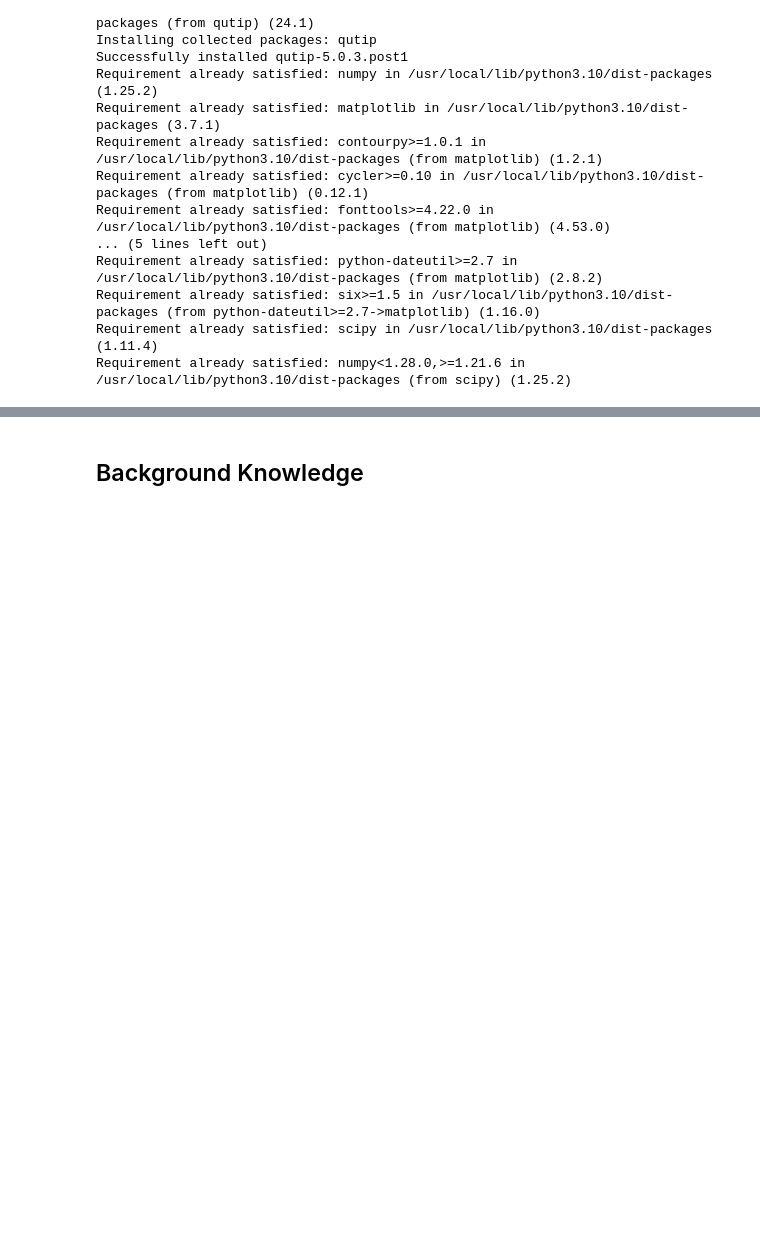
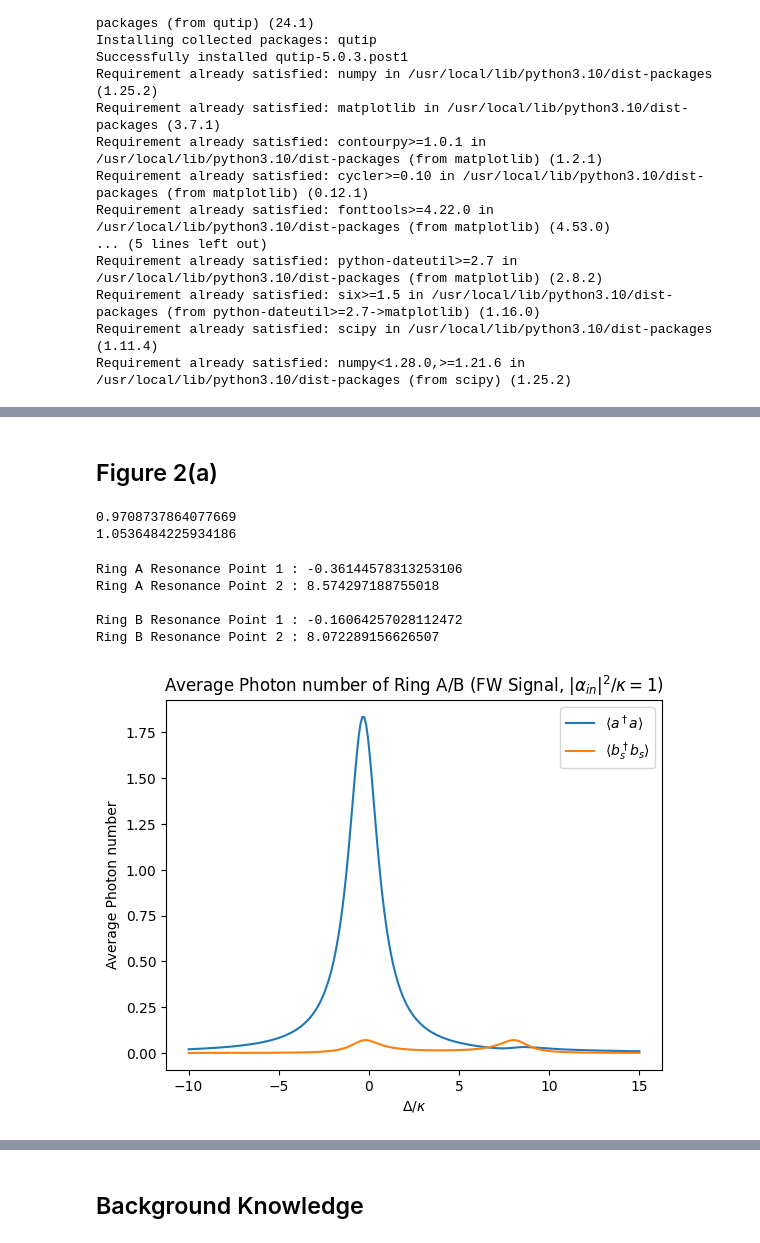
Before and after one commit to BrainConnection/Small_Project, a Jupyter notebook: Quantum Squeezing Induced Optical Nonreciprocity Reproduce.ipynb, the cells around one changed output, grey strips where cells are left out. Drawn from its saved outputs; the diff is of its cells as text; code cells hidden in the pictures; blank space fills up the shorter version.

```diff
--- a/Quantum Squeezing Induced Optical Nonreciprocity Reproduce.ipynb
+++ b/Quantum Squeezing Induced Optical Nonreciprocity Reproduce.ipynb
@@ -34,0 +89,25 @@ import scipy.interpolate
+# %% [markdown]
+## Figure 2(a)
+# %%
+# figure 2(a)
+# Parameter normalized by kappa (intrinsic + extrinsic)
+# linewidth (intrinsic + extrinsic) of Ring A and Ring B same
+
+detune_pa = 10.3
+detune_pb = 10.3
+Omega_p = 10
+J_0 = 0.99
+
+kappa_ex1 = 0.99
+kappa_ex2 = 0.99
+
+beta = Omega_p / detune_pb
+rp = 0.25 * np.log((1+beta)/(1-beta))
+
+J_s = np.cosh(rp)*J_0
+
+print(beta)
+print(rp)
+# %% [output]
+0.9708737864077669
+1.0536484225934186
@@ -34,0 +130,40 @@ import scipy.interpolate
+# %%
+# Photon number when alpha**2/kappa = 1
+
+na_fw = 2 * kappa_ex1 * (1 + detune_bs**2) / G_s
+nb_fw = 2 * kappa_ex1 * J_s**2 / G_s
+
+na_bw = 2 * kappa_ex1 * (1 + detune_list**2) / G_0
+nb_bw = 2 * kappa_ex1 * J_0**2 / G_0
+
+
+# Transmission
+
+T_12 = (J_s**4 + 2 * eta_s * J_s**2 + A_s) / G_s
+T_21 = (J_0**4 + 2 * eta_0 * J_0**2 + A_0) / G_0
+T_23 = 4 * kappa_ex1 * kappa_ex2 * J_0**2 / G_0
+# %%
+# Average photon number of Ring A/B FW signal case
+
+plt.figure()
+plt.plot(detune_list, na_fw, label = r"$\langle a^\dagger a \rangle$")
+plt.plot(detune_list, nb_fw, label = r"$\langle b_s^\dagger b_s \rangle$")
+
+plt.legend()
+plt.title(r"Average Photon number of Ring A/B (FW Signal, $|\alpha_{in}|^2/\kappa = 1$)")
+plt.xlabel(r"$\Delta / \kappa$")
+plt.ylabel("Average Photon number")
+
+
+print("Ring A Resonance Point 1 : {0}".format(detune_list[np.argmax(na_fw)]))
+print("Ring A Resonance Point 2 : {0}".format(detune_list[np.argmax(na_fw[170:])+170]))
+print()
+print("Ring B Resonance Point 1 : {0}".format(detune_list[np.argmax(nb_fw[:150])]))
+print("Ring B Resonance Point 2 : {0}".format(detune_list[np.argmax(nb_fw[150:])+150]))
+# %% [output]
+Ring A Resonance Point 1 : -0.36144578313253106
+Ring A Resonance Point 2 : 8.574297188755018
+
+Ring B Resonance Point 1 : -0.16064257028112472
+Ring B Resonance Point 2 : 8.072289156626507
+[figure, added]
```
Also changed, not shown: parts of 46 cells of this notebook.
